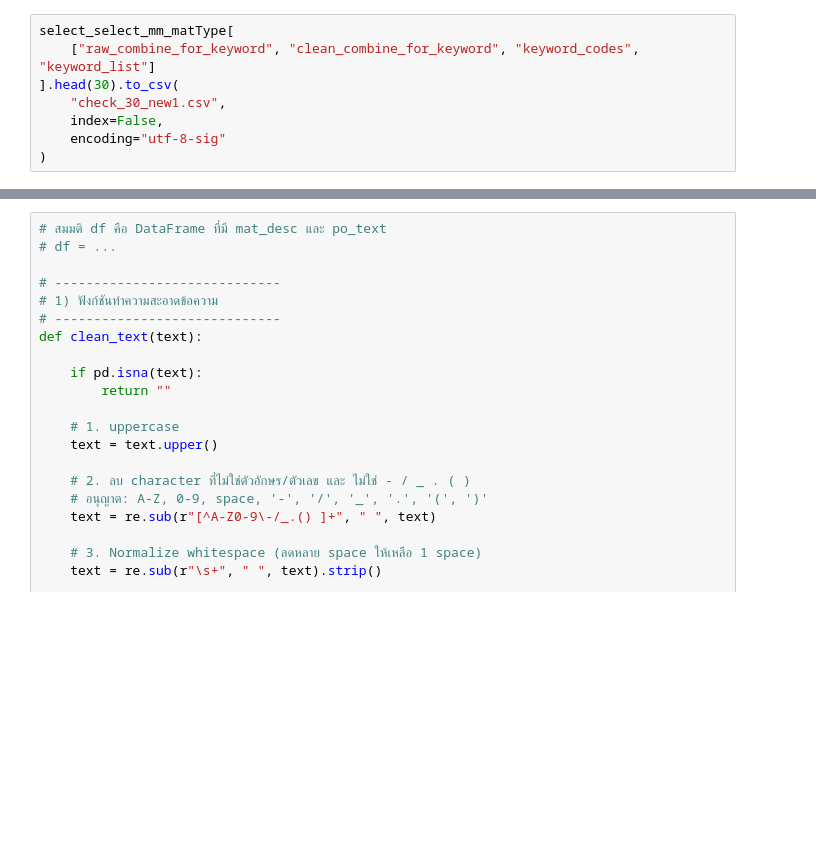
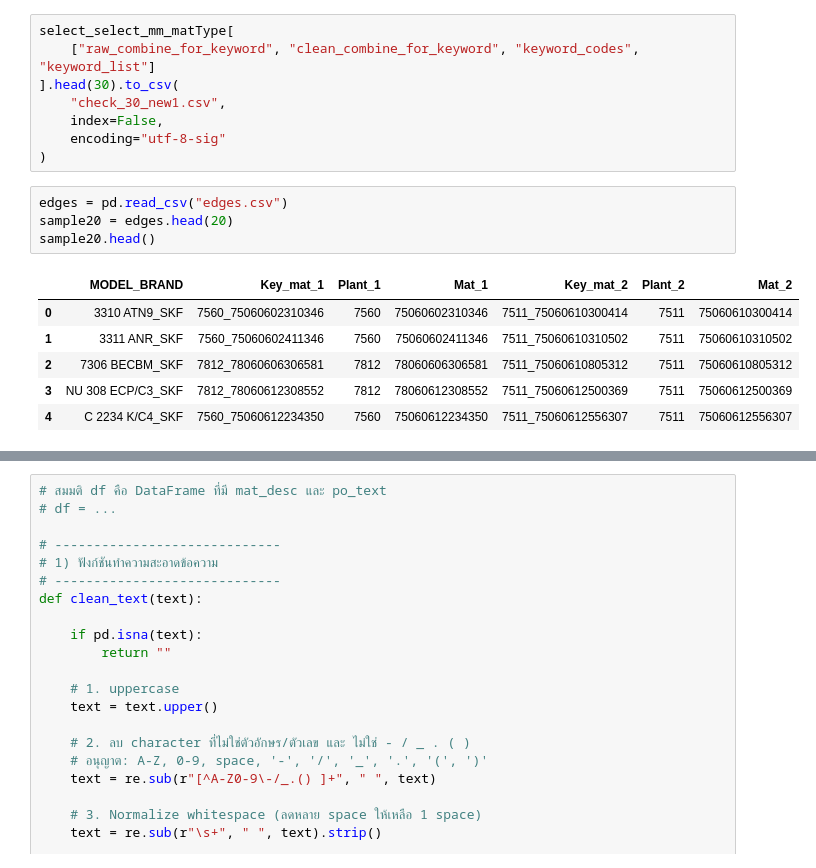
Before and after one commit to puripatuscg/Spare-part-Deduplicate, a Jupyter notebook: test.ipynb, the cells around one changed output, grey strips where cells are left out. Cells and saved outputs as stored; diff of their text form; blank space fills up the shorter version.

```diff
--- a/test.ipynb
+++ b/test.ipynb
@@ -994,3 +994,14 @@ select_select_mm_matType[
     index=False,
     encoding="utf-8-sig"
 )
+# %%
+edges = pd.read_csv("edges.csv")
+sample20 = edges.head(20)
+sample20.head()
+# %% [output]
+|  | MODEL_BRAND | Key_mat_1 | Plant_1 | Mat_1 | Key_mat_2 | Plant_2 | Mat_2 |
+| 0 | 3310 ATN9_SKF | 7560_75060602310346 | 7560 | 75060602310346 | 7511_75060610300414 | 7511 | 75060610300414 |
+| 1 | 3311 ANR_SKF | 7560_75060602411346 | 7560 | 75060602411346 | 7511_75060610310502 | 7511 | 75060610310502 |
+| 2 | 7306 BECBM_SKF | 7812_78060606306581 | 7812 | 78060606306581 | 7511_75060610805312 | 7511 | 75060610805312 |
+| 3 | NU 308 ECP/C3_SKF | 7812_78060612308552 | 7812 | 78060612308552 | 7511_75060612500369 | 7511 | 75060612500369 |
+| 4 | C 2234 K/C4_SKF | 7560_75060612234350 | 7560 | 75060612234350 | 7511_75060612556307 | 7511 | 75060612556307 |
```
Also changed, not shown: parts of 5 cells of this notebook.
